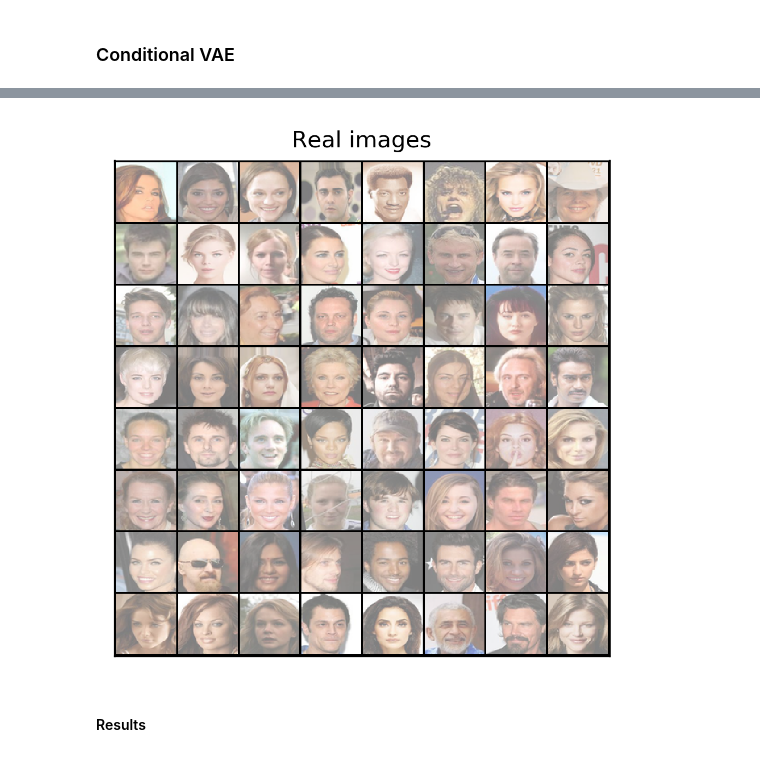
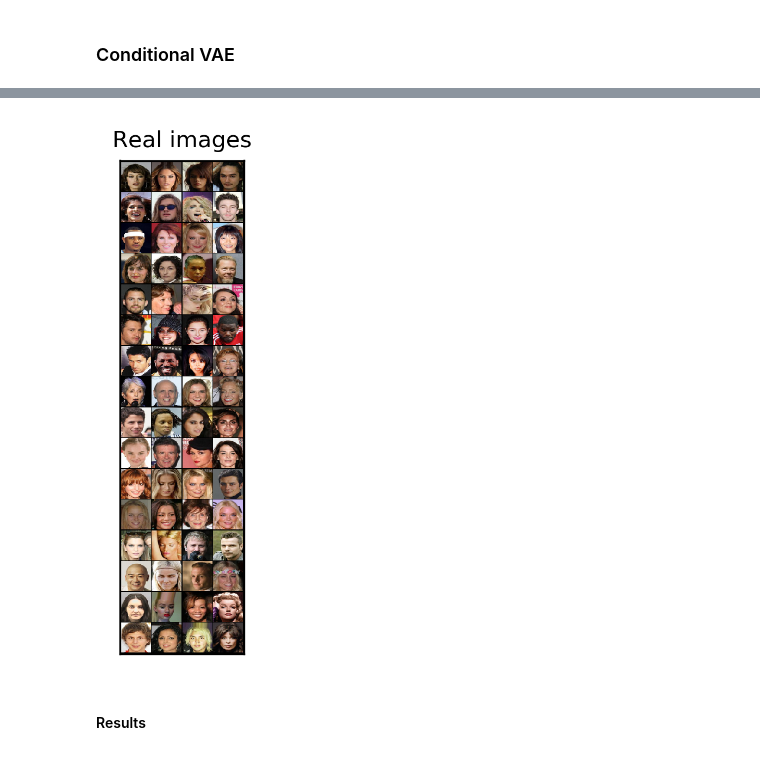
Before and after one commit to alexlyzhov/latent-subspaces, a Jupyter notebook: results/results.ipynb, the cells around one changed output, grey strips where cells are left out. Drawn from its saved outputs; the diff is of its cells as text; code cells hidden in the pictures.

```diff
--- a/results/results.ipynb
+++ b/results/results.ipynb
@@ -25,13 +25,14 @@ from dataset import (ATTR_TO_IX_DICT, ATTR_IX_TO_KEEP, IX_TO_ATTR_DICT, N_ATTRS,
 
 %matplotlib inline
 # %%
-def show(file_name, img, dpi=300, fontsize=10):
+def show(file_name, name, img, dpi=300, fontsize=10):
     npimg = img.numpy().transpose(1, 2, 0)
     plt.figure(dpi=dpi)
     plt.title(file_name, fontsize=fontsize)
     plt.xticks([], [])
     plt.yticks([], [])
     plt.imshow(npimg)
+    plt.savefig(name)
     plt.show()
 # %% [markdown]
 ### Conditional VAE
@@ -70,9 +83,9 @@ dataloaders = {phase: DataLoader(datasets[phase], batch_size=128, shuffle=True,
 # %%
 data, attr = next(iter(dataloaders["train"]))
 
-show("Real images", make_grid((data[:64] * 0.5 + 0.5).cpu(), 8))
+show("Real images", 'ds', make_grid((data[:64]).cpu(), 4))
 # %% [output]
-[figure, old version]
+[figure, new version]
 # %%
 def generate_images_with_attrs(model, with_attr_list=[], no_attr_list=[], N=64, device=torch.device("cpu")):
     recon_images = []
```
Also changed, not shown: parts of 16 cells of this notebook, 2 other files.
